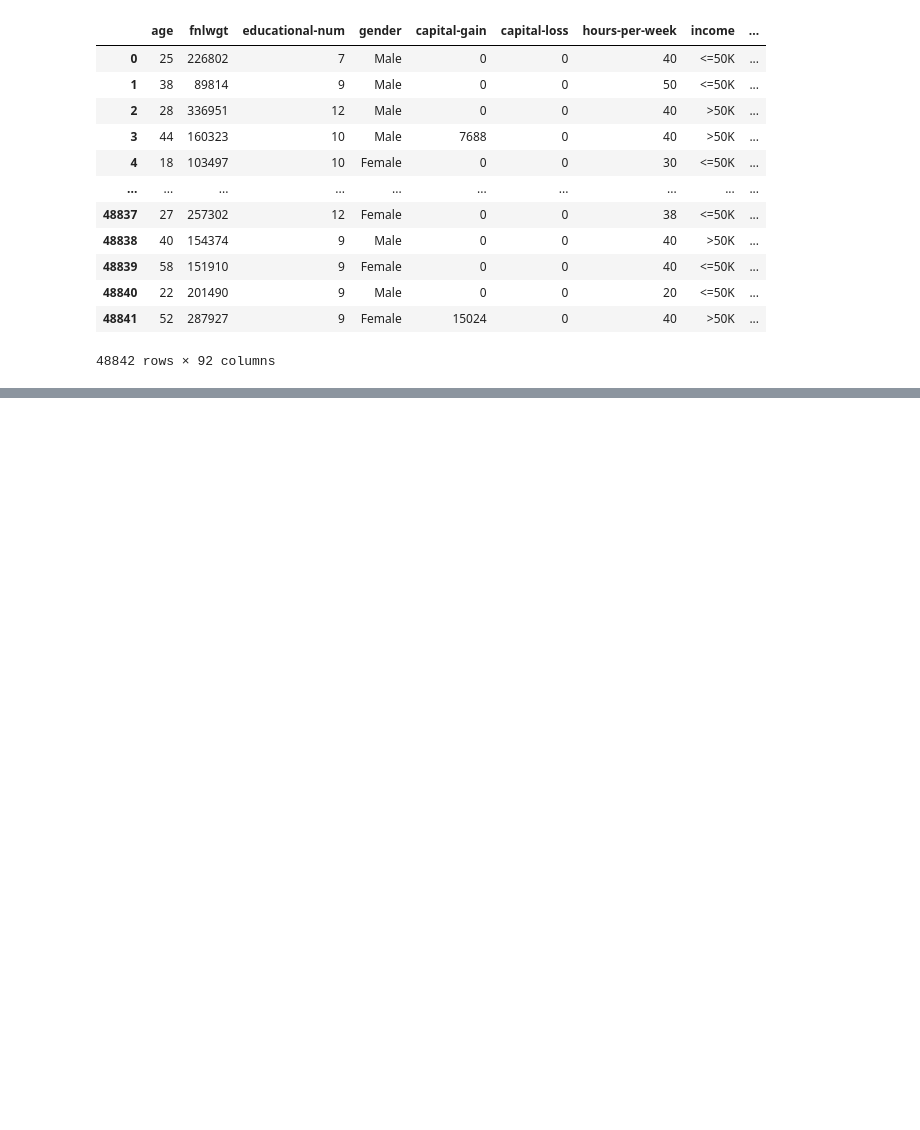
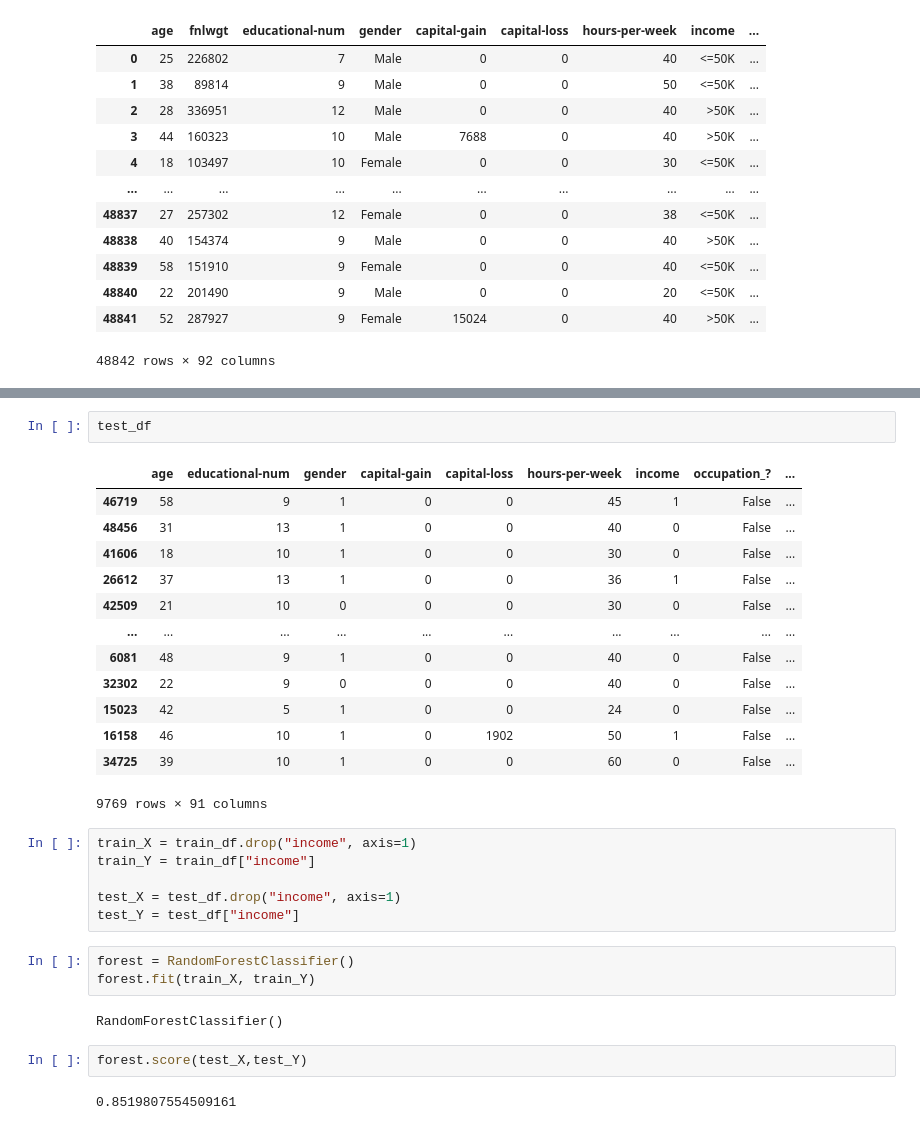
Before and after one commit to RosslanKoulli/Individuals-Income-Predictor, a Jupyter notebook: MachineLearningProject.ipynb, the cells around one changed output, grey strips where cells are left out. Drawn from its saved outputs; the diff is of its cells as text; blank space fills up the shorter version.

```diff
--- a/MachineLearningProject.ipynb
+++ b/MachineLearningProject.ipynb
@@ -114,0 +208,31 @@ df
+# %%
+test_df
+# %% [output]
+|  | age | educational-num | gender | capital-gain | capital-loss | hours-per-week | income | occupation_? | ... |
+| 46719 | 58 | 9 | 1 | 0 | 0 | 45 | 1 | False | ... |
+| 48456 | 31 | 13 | 1 | 0 | 0 | 40 | 0 | False | ... |
+| 41606 | 18 | 10 | 1 | 0 | 0 | 30 | 0 | False | ... |
+| 26612 | 37 | 13 | 1 | 0 | 0 | 36 | 1 | False | ... |
+| 42509 | 21 | 10 | 0 | 0 | 0 | 30 | 0 | False | ... |
+| ... | ... | ... | ... | ... | ... | ... | ... | ... | ... |
+| 6081 | 48 | 9 | 1 | 0 | 0 | 40 | 0 | False | ... |
+| 32302 | 22 | 9 | 0 | 0 | 0 | 40 | 0 | False | ... |
+| 15023 | 42 | 5 | 1 | 0 | 0 | 24 | 0 | False | ... |
+| 16158 | 46 | 10 | 1 | 0 | 1902 | 50 | 1 | False | ... |
+| 34725 | 39 | 10 | 1 | 0 | 0 | 60 | 0 | False | ... |
+9769 rows × 91 columns
+# %%
+train_X = train_df.drop("income", axis=1)
+train_Y = train_df["income"]
+
+test_X = test_df.drop("income", axis=1)
+test_Y = test_df["income"]
+# %%
+forest = RandomForestClassifier()
+forest.fit(train_X, train_Y)
+# %% [output]
+RandomForestClassifier()
+# %%
+forest.score(test_X,test_Y)
+# %% [output]
+0.8519807554509161
```
Also changed, not shown: parts of 17 cells of this notebook.
